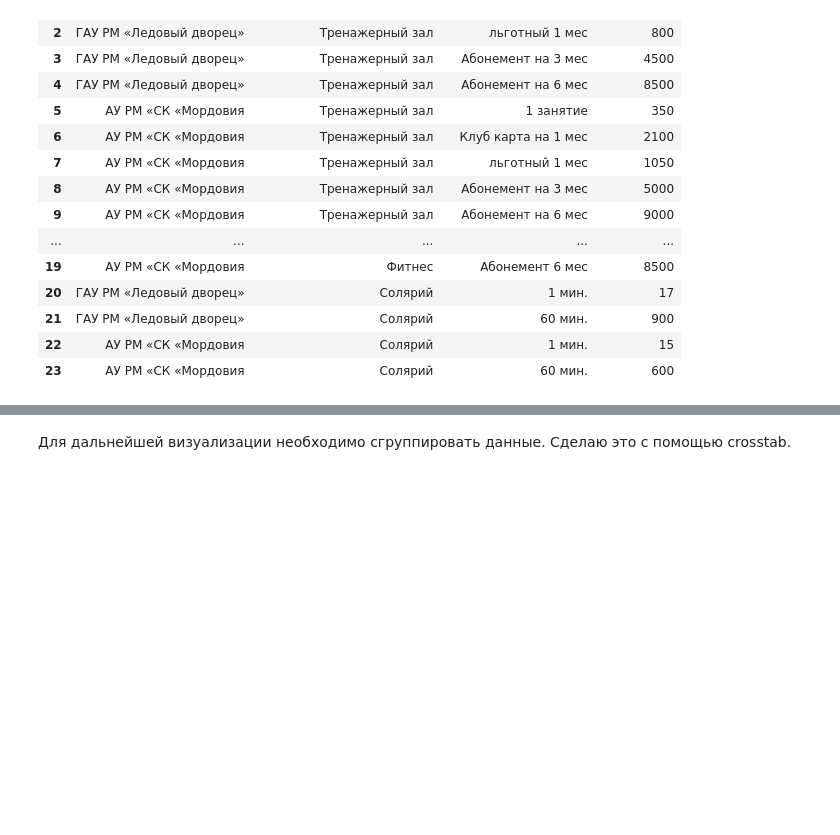
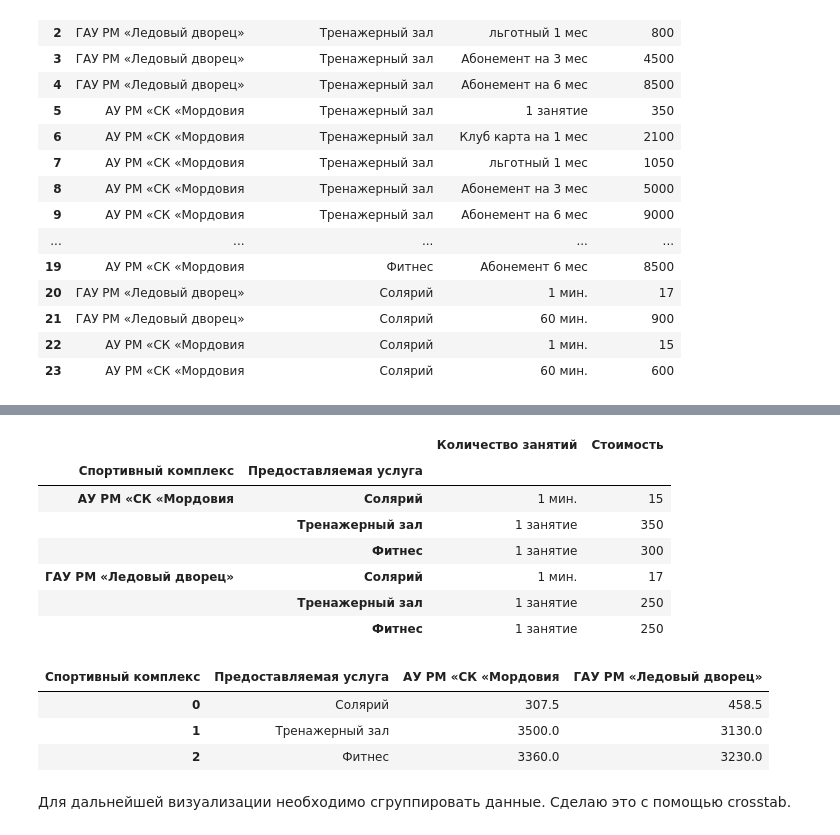
Before and after one commit to AleksandraPetrova97/graduate-project-analyst, a Jupyter notebook: 2 Практическая часть/1 Часть.ipynb, the cells around one changed output, grey strips where cells are left out. Cells and saved outputs as stored; diff of their text form; code cells hidden in the pictures; blank space fills up the shorter version.

```diff
--- a/2 Практическая часть/1 Часть.ipynb
+++ b/2 Практическая часть/1 Часть.ipynb
@@ -41,3 +33,27 @@ grouped.sum()
+# %%
+data_grp = df.groupby(['Спортивный комплекс','Предоставляемая услуга'])
+# data_grp.first()
+data_grp.first()
+# %% [output]
+|  |  | Количество занятий | Стоимость |
+| Спортивный комплекс | Предоставляемая услуга |  |  |
+| АУ РМ «СК «Мордовия | Солярий | 1 мин. | 15 |
+|  | Тренажерный зал | 1 занятие | 350 |
+|  | Фитнес | 1 занятие | 300 |
+| ГАУ РМ «Ледовый дворец» | Солярий | 1 мин. | 17 |
+|  | Тренажерный зал | 1 занятие | 250 |
+|  | Фитнес | 1 занятие | 250 |
+# %%
+data = pd.crosstab(index=df['Предоставляемая услуга'],
+                    columns=df['Спортивный комплекс'],
+                    values=df['Стоимость'],
+                    aggfunc='mean',).reset_index()
+data.head()
+# %% [output]
+| Спортивный комплекс | Предоставляемая услуга | АУ РМ «СК «Мордовия | ГАУ РМ «Ледовый дворец» |
+| 0 | Солярий | 307.5 | 458.5 |
+| 1 | Тренажерный зал | 3500.0 | 3130.0 |
+| 2 | Фитнес | 3360.0 | 3230.0 |
 # %% [markdown]
 Для дальнейшей визуализации необходимо сгруппировать данные. Сделаю это с помощью crosstab.
 # %%
```
Also changed, not shown: parts of 9 cells of this notebook, 2 other files.
